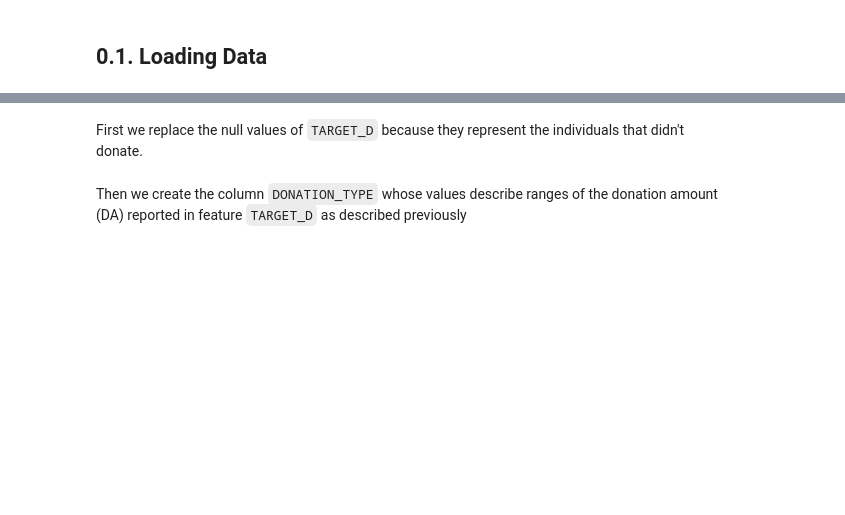
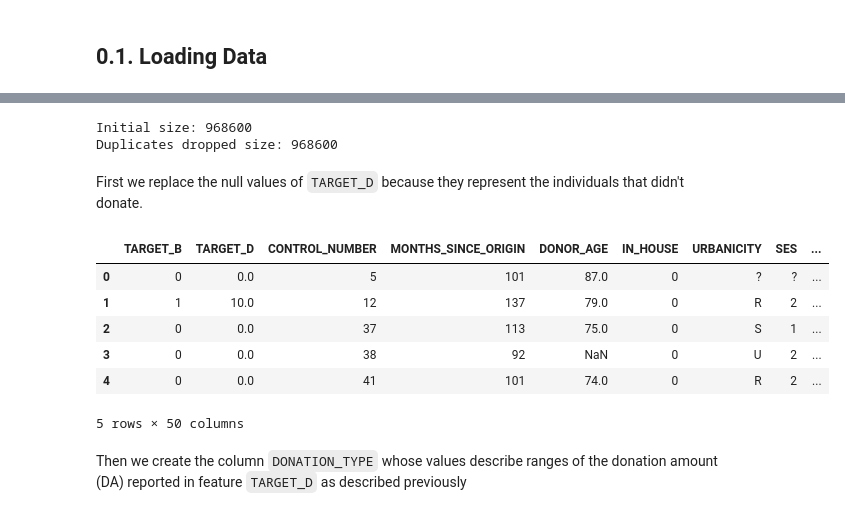
Before and after one commit to F-Madruga/Donation_Dataset_Predictions_FCUL, a Jupyter notebook: AA_202021_Project.ipynb, the cells around one changed output, grey strips where cells are left out. Cells and saved outputs as stored; diff of their text form; code cells hidden in the pictures; blank space fills up the shorter version.

```diff
--- a/AA_202021_Project.ipynb
+++ b/AA_202021_Project.ipynb
@@ -161,7 +177,23 @@ df
+# %%
+print('Initial size:', df.size)
+df = df.drop_duplicates()
+print('Duplicates dropped size:', df.size)
+# %% [output]
+Initial size: 968600
+Duplicates dropped size: 968600
 # %% [markdown]
 First we replace the null values of `TARGET_D` because they represent the individuals that didn't donate.
 # %%
 df['TARGET_D'] = df['TARGET_D'].replace(np.nan, 0)
+df.head()
+# %% [output]
+|  | TARGET_B | TARGET_D | CONTROL_NUMBER | MONTHS_SINCE_ORIGIN | DONOR_AGE | IN_HOUSE | URBANICITY | SES | ... |
+| 0 | 0 | 0.0 | 5 | 101 | 87.0 | 0 | ? | ? | ... |
+| 1 | 1 | 10.0 | 12 | 137 | 79.0 | 0 | R | 2 | ... |
+| 2 | 0 | 0.0 | 37 | 113 | 75.0 | 0 | S | 1 | ... |
+| 3 | 0 | 0.0 | 38 | 92 | NaN | 0 | U | 2 | ... |
+| 4 | 0 | 0.0 | 41 | 101 | 74.0 | 0 | R | 2 | ... |
+5 rows × 50 columns
 # %% [markdown]
 Then we create the column `DONATION_TYPE` whose values describe ranges of the donation amount (DA) reported in feature `TARGET_D` as described previously
 # %%
```
Also changed, not shown: parts of 9 cells of this notebook.
